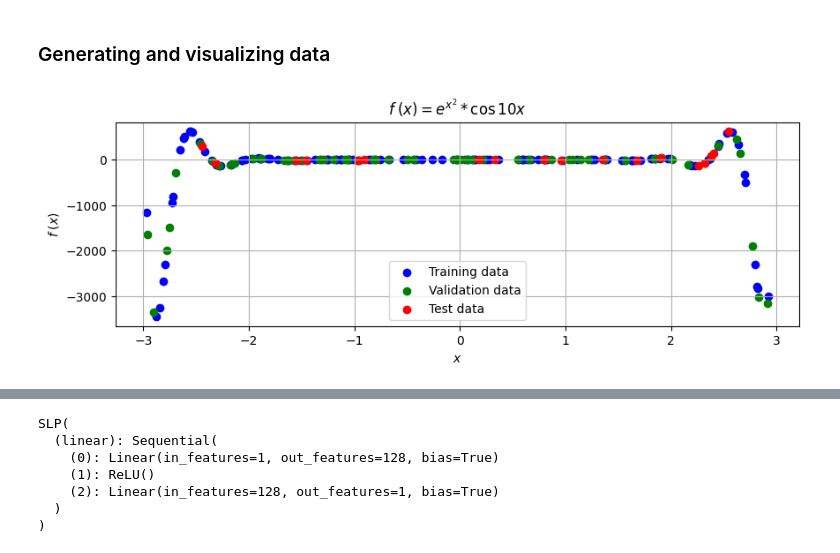
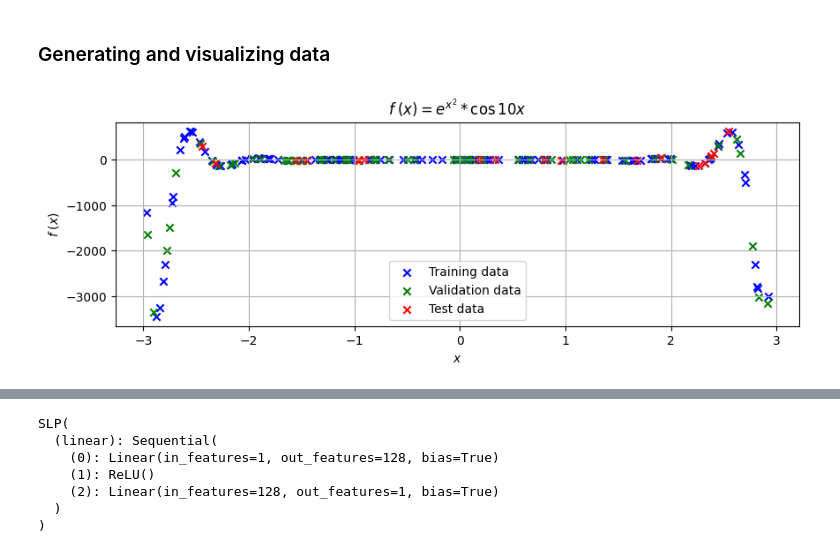
Before and after one commit to AndreDon0/Neural_networks, a Jupyter notebook: Lab2.ipynb, the cells around one changed output, grey strips where cells are left out. Cells and saved outputs as stored; diff of their text form; code cells hidden in the pictures.

```diff
--- a/Lab2.ipynb
+++ b/Lab2.ipynb
@@ -47,25 +47,25 @@ plt.show()
 # %%
 train_x = np.random.uniform(a, b, train_size)
 train_y = f(train_x)
 
 val_x = np.random.uniform(a, b, val_size)
 val_y = f(val_x)
 
 test_x = np.random.uniform(a, b, test_size)
 test_y = f(test_x)
 
 plt.figure(figsize=(10, 3))
-plt.scatter(train_x, train_y, label="Training data", color="blue")
-plt.scatter(val_x, val_y, label="Validation data", color="green")
-plt.scatter(test_x, test_y, label="Test data", color="red")
+plt.scatter(train_x, train_y, label="Training data", marker="x", color="blue")
+plt.scatter(val_x, val_y, label="Validation data", marker="x", color="green")
+plt.scatter(test_x, test_y, label="Test data", marker="x", color="red")
 plt.title(r"$f\;(x) = e^{x^2} * \cos{10x}$")
 plt.xlabel(r"$x$")
 plt.ylabel(r"$f\;(x)$")
 plt.legend()
 plt.grid(True)
 plt.show()
 # %% [output]
-[figure, old version]
+[figure, new version]
 # %%
 from torch.utils.data import TensorDataset, DataLoader
 
```
Also changed, not shown: parts of 5 cells of this notebook, 2 other files.
